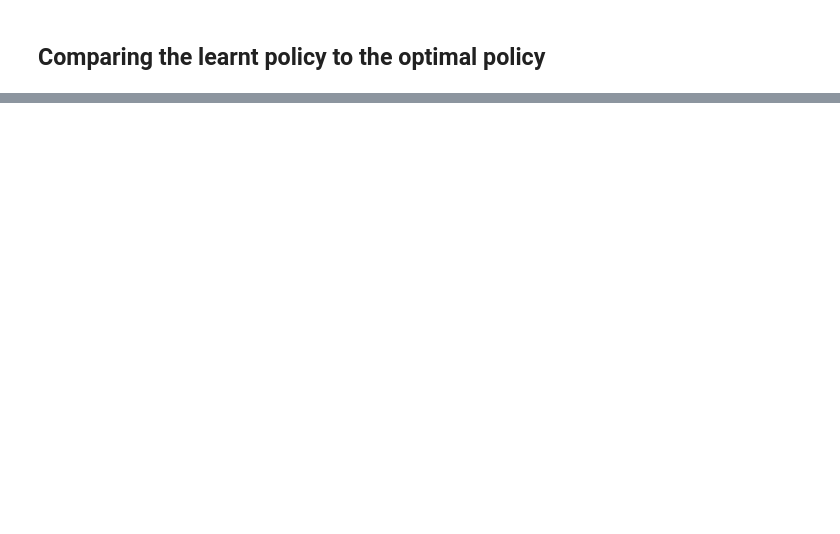
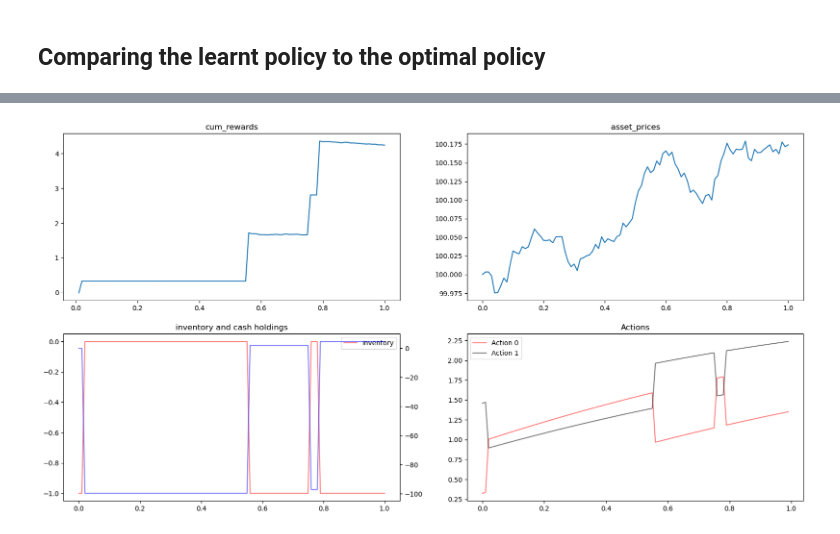
Before and after one commit to tony-pitchblack/mbt_gym, a Jupyter notebook: notebooks/RL_vs_CJP_policy.ipynb, the cells around one changed output, grey strips where cells are left out. Drawn from its saved outputs; the diff is of its cells as text; code cells hidden in the pictures; blank space fills up the shorter version.

```diff
--- a/notebooks/RL_vs_CJP_policy.ipynb
+++ b/notebooks/RL_vs_CJP_policy.ipynb
@@ -160,0 +179,14 @@ plt.legend()
+# %%
+from mbt_gym.gym.index_names import INVENTORY_INDEX, TIME_INDEX
+from mbt_gym.agents.SbAgent import SbAgent
+from mbt_gym.gym.helpers.plotting import plot_trajectory
+
+# environment containing the full state [cash, inventory, time, price, …]
+full_env = get_cj_env(num_trajectories=1)
+
+# PPO was trained on the reduced state, so drop the unused columns before predict()
+ppo_agent = SbAgent(model, reduced_training_indices=[INVENTORY_INDEX, TIME_INDEX])
+
+plot_trajectory(full_env, ppo_agent, seed=24)     # no IndexError
+# %% [output]
+[figure, added]
```
Also changed, not shown: parts of 4 cells of this notebook.
